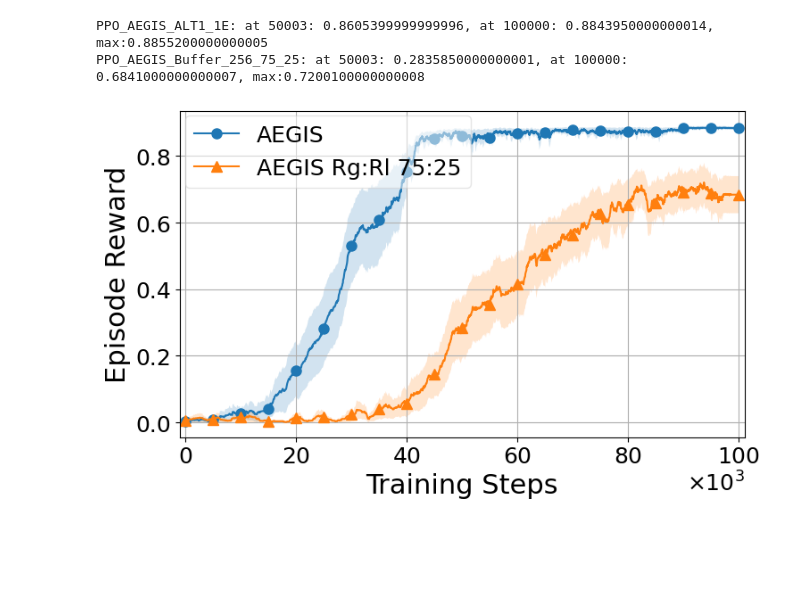
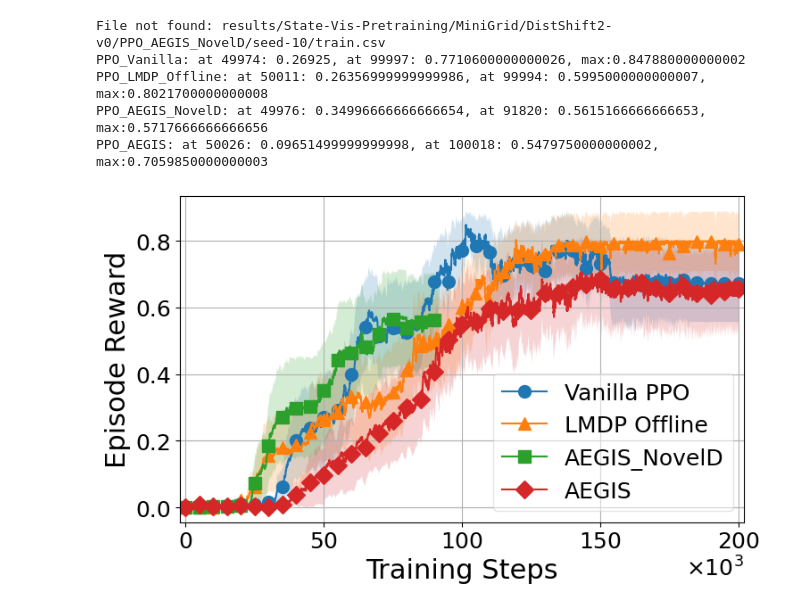
Before and after one commit to achouliaras/state_space_exploration, a Jupyter notebook: plot_results_for_paper.ipynb, the cells around one changed output. Cells and saved outputs as stored; diff of their text form; code cells hidden in the pictures; blank space fills up the shorter version.

```diff
--- a/plot_results_for_paper.ipynb
+++ b/plot_results_for_paper.ipynb
@@ -40,7 +40,7 @@ def smooth_data(data, window_size=10):
     return uniform_filter1d(data, size=window_size, mode='nearest')
 
 # Plotting function
-def plot_results(experiments, titles, stats, steps_stats, markers, markevery, ylabel, title, filename, window_size=10):
+def plot_results(experiments, titles, stats, steps_stats, markers, markevery, ylabel, title, loc, filename, window_size=10):
     plt.figure(figsize=(8, 5))
     for i, exp in enumerate(experiments):
         mean, std_error = stats[exp]
@@ -58,23 +58,24 @@ def plot_results(experiments, titles, stats, steps_stats, markers, markevery, yl
 
         print(f'{exp}: at {step_mean[k50]}: {smoothed_mean[k50]}, at {step_mean[k100]}: {smoothed_mean[k100]}, max:{max(smoothed_mean)}')
 
-        plt.plot(step_mean, smoothed_mean, label=titles[i], marker=markers[i], markevery=marker_indices, markersize=8)
+        plt.plot(step_mean, smoothed_mean, label=titles[i], marker=markers[i], markevery=marker_indices, markersize=10)
         plt.fill_between(step_mean, smoothed_mean - smoothed_std_error, smoothed_mean + smoothed_std_error, alpha=0.2)
     plt.xlabel('Training Steps')
     plt.ticklabel_format(axis='x', style='sci', scilimits=(3,3), useMathText=True)
     plt.margins(x=0.01)
     plt.ylabel(ylabel)
     # plt.title(title)
-    plt.legend(loc='upper left',bbox_to_anchor=(-0.01, 1.02), ncol=1, framealpha=0.5)
+    # plt.legend(loc=loc, bbox_to_anchor=(-0.01, 1.02), ncol=1, framealpha=0.5)
+    plt.legend(loc=loc, ncol=1, framealpha=0.5)
     plt.grid(True)
     plt.tight_layout()
     plt.savefig(filename+".png")
-    plt.savefig(filename+".pdf")
+    plt.savefig(filename+".pdf",bbox_inches='tight',pad_inches=0,dpi=300)
     plt.show()
-
-# Define the base directory and experiment names
-base_dir = "results/State-Vis-Pretraining/MiniGrid/Empty-8x8-v0"
 # %%
+# Define the base directory and experiment names
+base_dir = "results/State-Vis-Pretraining/MiniGrid/Empty-8x8-v0"
+
 # experiments =  ["PPO_AEGIS_ALT1_1E",
 #                 "PPO_AEGIS_ALT1_1E_dept",
 #                 "PPO_AEGIS_INV_ALT4_1E",
@@ -97,19 +98,21 @@ base_dir = "results/State-Vis-Pretraining/MiniGrid/Empty-8x8-v0"
 
 experiments =  ["PPO_AEGIS_ALT1_1E",
                 "PPO_AEGIS_ALT1_1E_dept",
+                "PPO_AEGIS_LMDP+PPO",
                 "PPO_AEGIS_INV_ALT4_1E",
                 "PPO_AEGIS_ALT4_1E_dept",
                 "PPO_AEGIS_ALT10_1E_dept",
                 ]
 
-titles =  ["AEGIS",
+titles =  ["AEGIS (1:1)",
             "AEGIS w/o D",
+            "LMDP+PPO",
             "LMDP:PPO=4:1",
             "LMDP:PPO=1:4",
             "LMDP:PPO=1:10",
             ]
 
-markers = ['o', '^', 's', 'D', 'h', 'X', 'P', 'p']
+markers = ['o', 's',  '^', 'v', '<', '>', 'D', 'X', 'P', 'p']
 # Define the number of seeds
 num_seeds = 10
 
@@ -148,7 +151,7 @@ plt.rcParams.update({
 
 # Plot episode rewards
 plot_results(experiments, titles, episode_rewards_stats, steps_stats, markers, 5000,
-             'Episode Reward', 'Ablation study on update Frequence, Epochs, and use of buffer D',
+             'Episode Reward', 'Ablation study on update Frequence, Epochs, and use of buffer D', loc='upper left',
              filename="aegis_components_ablation", window_size=20)
 # %% [output]
 PPO_AEGIS_ALT1_1E: at 50003: 0.8605399999999996, at 100000: 0.8843950000000014, max:0.8855200000000005
@@ -229,13 +359,17 @@ PPO_AEGIS_TCL: at 49990: 0.8243650000000005, at 100000: 0.8512749999999952, max:
 # %%
-experiments =  ["PPO_AEGIS_ALT1_1E",
-                "PPO_AEGIS_Buffer_256_75_25",
+# Define the base directory and experiment names
+base_dir = "results/State-Vis-Pretraining/MiniGrid/DistShift2-v0"
+
+experiments =  ["PPO_Vanilla",
+                "PPO_LMDP_Offline",
+                "PPO_AEGIS_NovelD",
+                "PPO_AEGIS",
                 ]
 
-titles =  ["AEGIS",
-           "AEGIS Rg:Rl 75:25",
-           "AEGIS Rg:Rl 25:75",
-           "AEGIS no local R",
-           "AEGIS no global R",
+titles =  ["Vanilla PPO",
+           "LMDP Offline",
+           "AEGIS_NovelD",
+           "AEGIS",
            ]
 
 markers = ['o', '^', 's', 'D', 'h', 'X', 'P', 'p']
@@ -251,35 +385,38 @@ steps = {exp: [] for exp in experiments}  # To store step numbers
 for exp in experiments:
     for seed in range(1, num_seeds + 1):
         file_path = os.path.join(base_dir, exp, f"seed-{seed}", "train.csv")
         if os.path.exists(file_path):
             df = pd.read_csv(file_path)
             episode_rewards[exp].append(df['true_episode_reward'])
             episode_lengths[exp].append(df['episode_length'])
             steps[exp].append(df['step'].values)  # Read step numbers
         else:
             print(f"File not found: {file_path}")
 
 aligned_episode_rewards = {exp: align_data(episode_rewards[exp]) for exp in experiments}
 aligned_episode_lengths = {exp: align_data(episode_lengths[exp]) for exp in experiments}
 aligned_steps = {exp: align_data(steps[exp]) for exp in experiments}
 
 episode_rewards_stats = {exp: compute_stats(aligned_episode_rewards[exp]) for exp in experiments}
 episode_lengths_stats = {exp: compute_stats(aligned_episode_lengths[exp]) for exp in experiments}
 steps_stats = {exp: compute_stats(aligned_steps[exp]) for exp in experiments}
 
 plt.rcParams.update({
     'font.size': 22,           # Default text size
     'axes.labelsize': 22,      # Axis labels size
     'xtick.labelsize': 18,     # X-axis tick labels
     'ytick.labelsize': 18,     # Y-axis tick labels
     'legend.fontsize': 18,     # Legend text size
 })
 
 # Plot episode rewards
 plot_results(experiments, titles, episode_rewards_stats, steps_stats, markers, 5000,
-             'Episode Reward', 'Ablation study on buffer size B and intrinsic reward weights',
-             filename="aegis_reward_ablation", window_size=20)
+             'Episode Reward', 'Ablation study on buffer size B and intrinsic reward weights', loc='lower right',
+             filename="aegis_comparative_reward_2", window_size=20)
 # %% [output]
-PPO_AEGIS_ALT1_1E: at 50003: 0.8605399999999996, at 100000: 0.8843950000000014, max:0.8855200000000005
-PPO_AEGIS_Buffer_256_75_25: at 50003: 0.2835850000000001, at 100000: 0.6841000000000007, max:0.7200100000000008
+File not found: results/State-Vis-Pretraining/MiniGrid/DistShift2-v0/PPO_AEGIS_NovelD/seed-10/train.csv
+PPO_Vanilla: at 49974: 0.26925, at 99997: 0.7710600000000026, max:0.847880000000002
+PPO_LMDP_Offline: at 50011: 0.26356999999999986, at 99994: 0.5995000000000007, max:0.8021700000000008
+PPO_AEGIS_NovelD: at 49976: 0.34996666666666654, at 91820: 0.5615166666666653, max:0.5717666666666656
+PPO_AEGIS: at 50026: 0.09651499999999998, at 100018: 0.5479750000000002, max:0.7059850000000003
-[figure, old version]
+[figure, new version]
```
Also changed, not shown: parts of 4 cells of this notebook, 11 other files.
